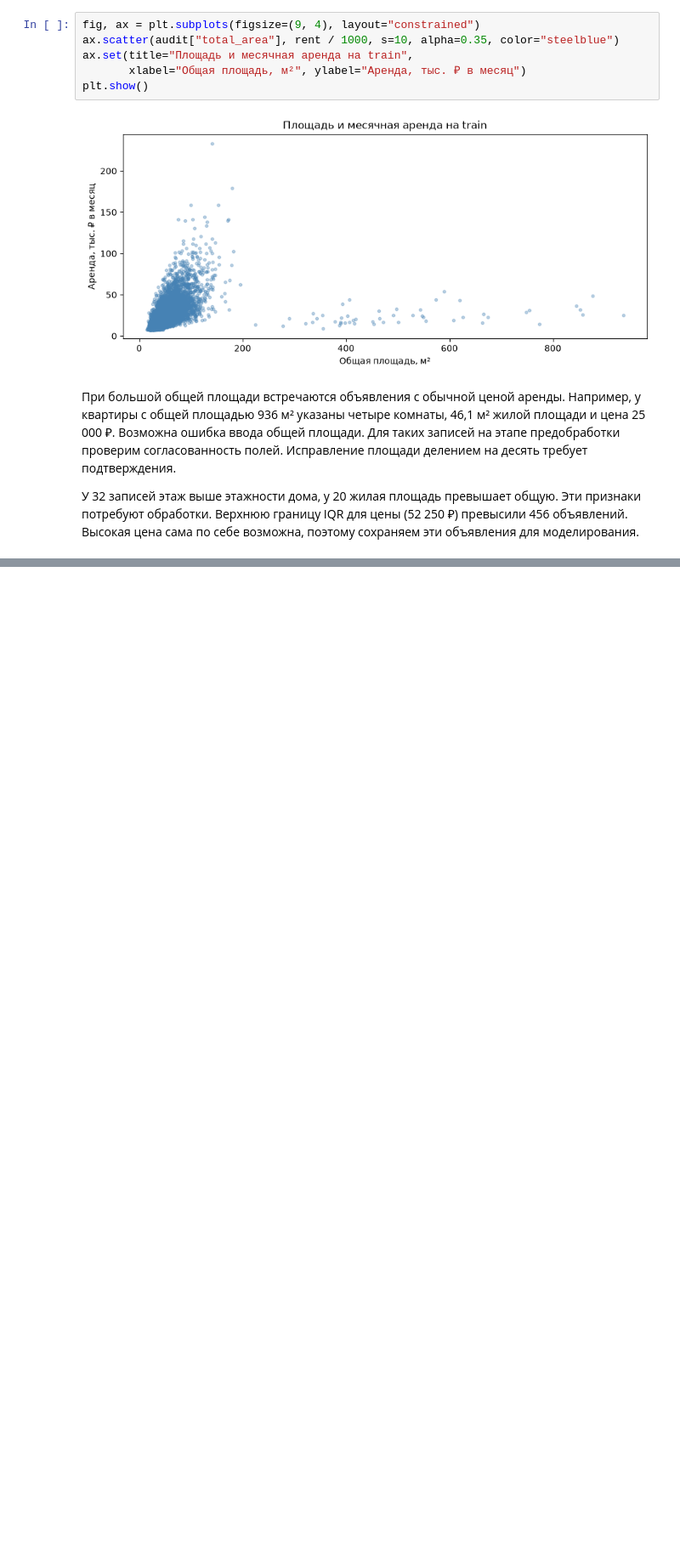
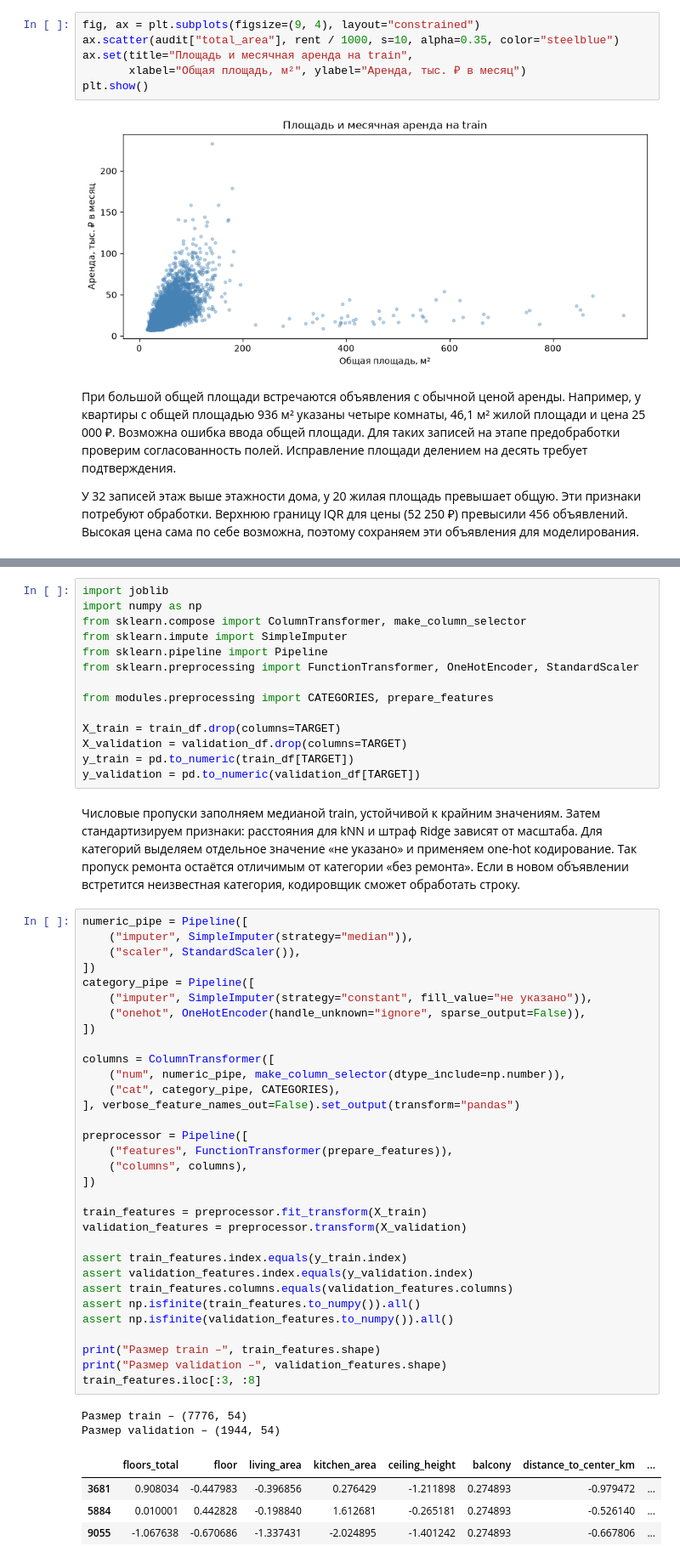
Before and after one commit to sangnchr-s/Gonchar_Alexander_Lab2, a Jupyter notebook: notebooks/01_preparation.ipynb, the cells around one changed output, grey strips where cells are left out. Shown at 85% size. Drawn from its saved outputs; the diff is of its cells as text; blank space fills up the shorter version.

Commit message:
build and verify preprocessing pipeline

```diff
--- a/notebooks/01_preparation.ipynb
+++ b/notebooks/01_preparation.ipynb
@@ -288,0 +300,55 @@ plt.show()
+# %%
+import joblib
+import numpy as np
+from sklearn.compose import ColumnTransformer, make_column_selector
+from sklearn.impute import SimpleImputer
+from sklearn.pipeline import Pipeline
+from sklearn.preprocessing import FunctionTransformer, OneHotEncoder, StandardScaler
+
+from modules.preprocessing import CATEGORIES, prepare_features
+
+X_train = train_df.drop(columns=TARGET)
+X_validation = validation_df.drop(columns=TARGET)
+y_train = pd.to_numeric(train_df[TARGET])
+y_validation = pd.to_numeric(validation_df[TARGET])
+# %% [markdown]
+Числовые пропуски заполняем медианой train, устойчивой к крайним значениям. Затем стандартизируем признаки: расстояния для kNN и штраф Ridge зависят от масштаба. Для категорий выделяем отдельное значение «не указано» и применяем one-hot кодирование. Так пропуск ремонта остаётся отличимым от категории «без ремонта». Если в новом объявлении встретится неизвестная категория, кодировщик сможет обработать строку.
+# %%
+numeric_pipe = Pipeline([
+    ("imputer", SimpleImputer(strategy="median")),
+    ("scaler", StandardScaler()),
+])
+category_pipe = Pipeline([
+    ("imputer", SimpleImputer(strategy="constant", fill_value="не указано")),
+    ("onehot", OneHotEncoder(handle_unknown="ignore", sparse_output=False)),
+])
+
+columns = ColumnTransformer([
+    ("num", numeric_pipe, make_column_selector(dtype_include=np.number)),
+    ("cat", category_pipe, CATEGORIES),
+], verbose_feature_names_out=False).set_output(transform="pandas")
+
+preprocessor = Pipeline([
+    ("features", FunctionTransformer(prepare_features)),
+    ("columns", columns),
+])
+
+train_features = preprocessor.fit_transform(X_train)
+validation_features = preprocessor.transform(X_validation)
+
+assert train_features.index.equals(y_train.index)
+assert validation_features.index.equals(y_validation.index)
+assert train_features.columns.equals(validation_features.columns)
+assert np.isfinite(train_features.to_numpy()).all()
+assert np.isfinite(validation_features.to_numpy()).all()
+
+print("Размер train –", train_features.shape)
+print("Размер validation –", validation_features.shape)
+train_features.iloc[:3, :8]
+# %% [output]
+Размер train – (7776, 54)
+Размер validation – (1944, 54)
+|  | floors_total | floor | living_area | kitchen_area | ceiling_height | balcony | distance_to_center_km | ... |
+| 3681 | 0.908034 | -0.447983 | -0.396856 | 0.276429 | -1.211898 | 0.274893 | -0.979472 | ... |
+| 5884 | 0.010001 | 0.442828 | -0.198840 | 1.612681 | -0.265181 | 0.274893 | -0.526140 | ... |
+| 9055 | -1.067638 | -0.670686 | -1.337431 | -2.024895 | -1.401242 | 0.274893 | -0.667806 | ... |
```
Also changed, not shown: parts of 4 cells of this notebook, 3 other files.
